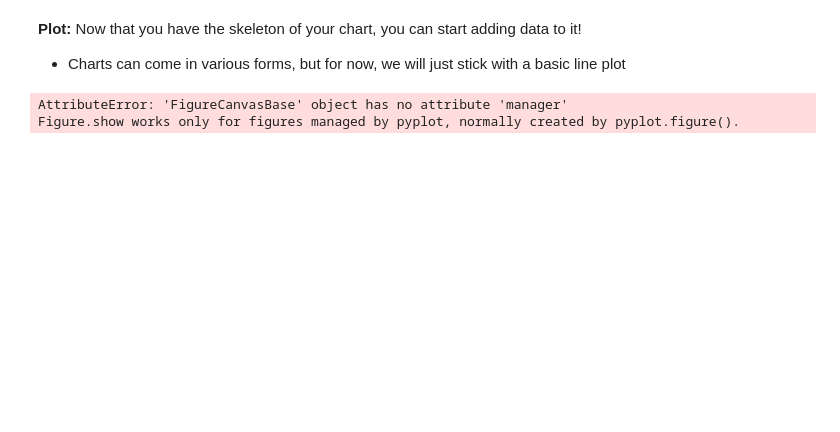
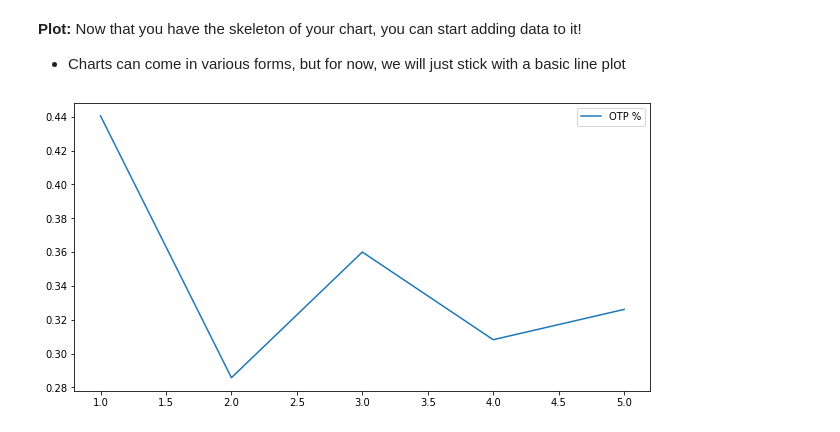
Before and after one commit to Per48edjes/Misc-DA-Prob-Stat, a Jupyter notebook: Python_2/python_data_viz.ipynb, the cells around one changed output. Drawn from its saved outputs; the diff is of its cells as text; code cells hidden in the pictures; blank space fills up the shorter version.

```diff
--- a/Python_2/python_data_viz.ipynb
+++ b/Python_2/python_data_viz.ipynb
@@ -228,17 +242,18 @@ ax = plt.axes([0,0,2,1])
 # %%
 ## OBJECT ORIENTED
 
 # Recreate figure to avoid adding too many axes
-object_my_fig = figure.Figure(figsize=(4,4))
-object_ax = object_my_fig.add_axes([0,0,2,1])
+object_my_fig = figure.Figure(figsize=(8,4))
+object_ax = object_my_fig.add_axes([0,0,1,1])
 
-object_plot = object_ax.plot(air_otp['month'], air_otp['otp_percent'])
-# plt.plot(air_otp['month'], air_otp['otp_percent'], ax=object_ax)
+# Plot OTP over time by calling .plot() on your axes object
+object_ax.plot(air_otp['month'], air_otp['otp_percent'])
 
-# object_ax.legend(labels='otp_percent', loc=0)
+# Add a legend by calling .legend() with 'labels' on your axes object
+object_ax.legend(labels=['OTP %'], loc=0)
 
+# Display the figure
 object_my_fig
 # %% [output]
-AttributeError: 'FigureCanvasBase' object has no attribute 'manager'
-Figure.show works only for figures managed by pyplot, normally created by pyplot.figure().
+[figure, added]
 # %%
```
Also changed, not shown: parts of 21 cells of this notebook.
